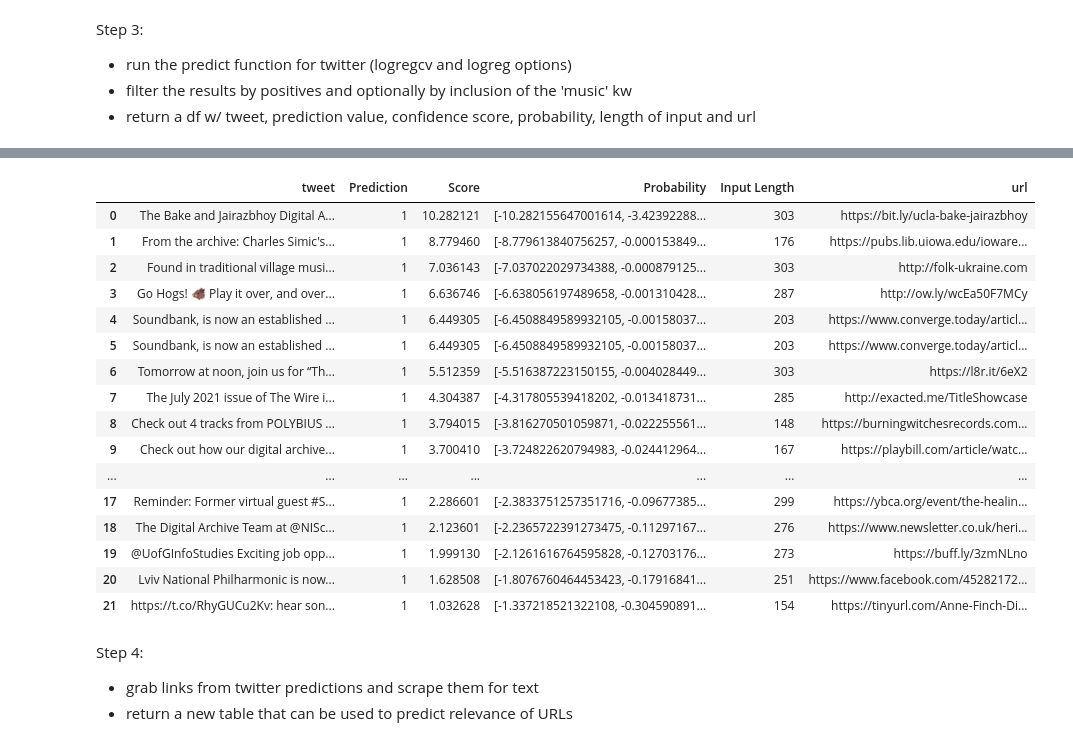
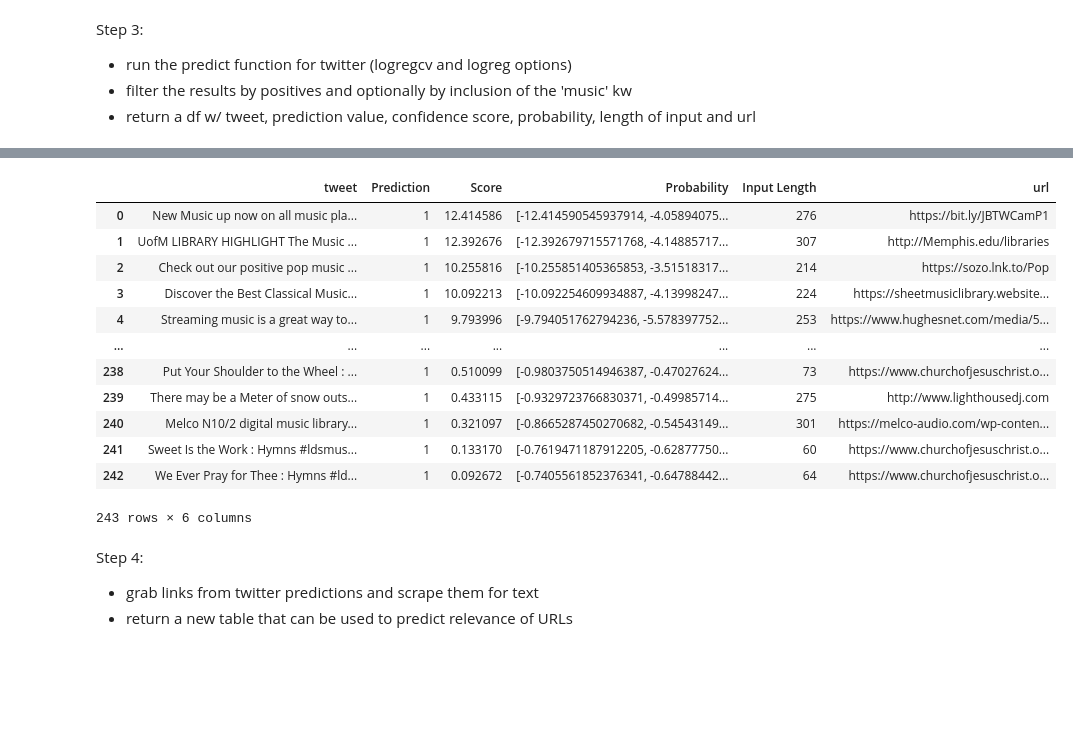
Before and after one commit to polifonia-project/musow-pipeline, a Jupyter notebook: NOTEBOOKS/LogReg_Twitter.ipynb, the cells around one changed output, grey strips where cells are left out. Cells and saved outputs as stored; diff of their text form; code cells hidden in the pictures; blank space fills up the shorter version.

```diff
--- a/NOTEBOOKS/LogReg_Twitter.ipynb
+++ b/NOTEBOOKS/LogReg_Twitter.ipynb
@@ -110,8 +112,8 @@ new_training_set = pd.read_pickle(path+'LOGREG_RELEVANCE/new_training_set.pkl')
 # %%
 #negative twitter training set
 dh = pd.read_pickle(path+'TWITTER_SEARCHES/NEGATIVE/digital_humanities_2021.pkl')
-music_company = pd.read_pickle(path+'TWITTER_SEARCHES/NEGATIVE/music_company_2021.pkl')
-twitter_neg = pd.concat([dh, music_company])
+problem_solving = pd.read_pickle(path+'TWITTER_SEARCHES/NEGATIVE/problem_solving_21.pkl')
+twitter_neg = pd.concat([dh, problem_solving])
 twitter_neg = twitter_neg.loc[twitter_neg['lang'] == 'en']
 twitter_neg['Target'] = '0'
 twitter_neg = twitter_neg.sample(n=4379, random_state=56)
@@ -139,7 +141,7 @@ twitter_set['Target'] = twitter_set['Target'].astype('int')
 twitter_set = twitter_set.reset_index(drop=True)
 # %%
 #load a prediction set
-prediction_twitter = pd.read_pickle(path+'TWITTER_SEARCHES/PREDICTIONS/digital_archive_22.pkl')
+prediction_twitter = pd.read_pickle(path+'TWITTER_SEARCHES/PREDICTIONS/music_library_22.pkl')
 prediction_twitter = prediction_twitter.loc[prediction_twitter['lang'] == 'en']
 # %%
 len(prediction_twitter)
@@ -156,3 +155,6 @@ discard = ['youtu', '404', 'Not Found', 'bandcamp']
+# %%
+#variable for removing unwanted results
+discard = ['youtu', '404', 'Not Found', 'bandcamp', 'ebay', 'It needs a human touch', 'Page not found', 'open.spotify.com', 'We\'re sorry...', 'Not Acceptable!', 'Access denied', '412 Error', 'goo.gl', 'instagr.am', 'soundcloud', 'apple.co', 'amzn', 'masterstillmusic', 'Facebook', 'facebook', 'sheetmusiclibrary.website', 'Unsupported browser', 'Last.fm', 'last.fm', 'amazon.com', 'tidal.com', 'tmblr.co']
 # %%
 #run w/ LogRegCV
 tweet_predict_cv = lr_model_predict_cv(twitter_set, 'tweet', 'Target', 2, 'precision', prediction_twitter, 'tweet', 'twitter_test_cv', '/Users/laurentfintoni/Desktop/University/COURSE DOCS/THESIS/Internship/musow-pipeline/')
@@ -211,6 +209,7 @@ tweet_predict = lr_model_predict(twitter_set, 'tweet', 'Target', prediction_twit
 tweet_predict_df = tweet_predict.copy()
 tweet_predict_df = tweet_predict.loc[tweet_predict['Prediction'] == 1]
 tweet_predict_df = tweet_predict_df[~tweet_predict_df.url.str.contains('|'.join(discard))]
+tweet_predict_df = tweet_predict_df.drop_duplicates(subset=['tweet'])
 tweet_predict_df = tweet_predict_df.sort_values(by='Score', ascending=False).reset_index(drop=True)
 tweet_predict_df = tweet_predict_df[['tweet', 'Prediction', 'Score', 'Probability', 'Input Length', 'url']]
 tweet_predict_df
@@ -231,28 +230,23 @@ tweet_predict_df
 # %%
 #optional filter by kw
-substring = 'music'
-mask = tweet_predict_df.applymap(lambda x: substring in x.lower() if isinstance(x,str) else False).to_numpy()
-tweet_predict_df_kw = tweet_predict_df.loc[mask]
+tweet_predict_df_kw = tweet_predict_df[tweet_predict_df['tweet'].str.contains('music')]
+tweet_predict_df_kw = tweet_predict_df_kw.drop_duplicates(subset=['tweet'])
 tweet_predict_df_kw = tweet_predict_df_kw.reset_index(drop=True)
 tweet_predict_df_kw
 # %% [output]
 |  | tweet | Prediction | Score | Probability | Input Length | url |
-| 0 | The Bake and Jairazbhoy Digital A... | 1 | 10.282121 | [-10.282155647001614, -3.42392288... | 303 | https://bit.ly/ucla-bake-jairazbhoy |
-| 1 | From the archive: Charles Simic's... | 1 | 8.779460 | [-8.779613840756257, -0.000153849... | 176 | https://pubs.lib.uiowa.edu/ioware... |
-| 2 | Found in traditional village musi... | 1 | 7.036143 | [-7.037022029734388, -0.000879125... | 303 | http://folk-ukraine.com |
-| 3 | Go Hogs! 🐗 Play it over, and over... | 1 | 6.636746 | [-6.638056197489658, -0.001310428... | 287 | http://ow.ly/wcEa50F7MCy |
-| 4 | Soundbank, is now an established ... | 1 | 6.449305 | [-6.4508849589932105, -0.00158037... | 203 | https://www.converge.today/articl... |
-| 5 | Soundbank, is now an established ... | 1 | 6.449305 | [-6.4508849589932105, -0.00158037... | 203 | https://www.converge.today/articl... |
-| 6 | Tomorrow at noon, join us for “Th... | 1 | 5.512359 | [-5.516387223150155, -0.004028449... | 303 | https://l8r.it/6eX2 |
-| 7 | The July 2021 issue of The Wire i... | 1 | 4.304387 | [-4.317805539418202, -0.013418731... | 285 | http://exacted.me/TitleShowcase |
-| 8 | Check out 4 tracks from POLYBIUS ... | 1 | 3.794015 | [-3.816270501059871, -0.022255561... | 148 | https://burningwitchesrecords.com... |
-| 9 | Check out how our digital archive... | 1 | 3.700410 | [-3.724822620794983, -0.024412964... | 167 | https://playbill.com/article/watc... |
+| 0 | New Music up now on all music pla... | 1 | 12.414586 | [-12.414590545937914, -4.05894075... | 276 | https://bit.ly/JBTWCamP1 |
+| 1 | UofM LIBRARY HIGHLIGHT The Music ... | 1 | 12.392676 | [-12.392679715571768, -4.14885717... | 307 | http://Memphis.edu/libraries |
+| 2 | Check out our positive pop music ... | 1 | 10.255816 | [-10.255851405365853, -3.51518317... | 214 | https://sozo.lnk.to/Pop |
+| 3 | Discover the Best Classical Music... | 1 | 10.092213 | [-10.092254609934887, -4.13998247... | 224 | https://sheetmusiclibrary.website... |
+| 4 | Streaming music is a great way to... | 1 | 9.793996 | [-9.794051762794236, -5.578397752... | 253 | https://www.hughesnet.com/media/5... |
 | ... | ... | ... | ... | ... | ... | ... |
-| 17 | Reminder: Former virtual guest #S... | 1 | 2.286601 | [-2.3833751257351716, -0.09677385... | 299 | https://ybca.org/event/the-healin... |
-| 18 | The Digital Archive Team at @NISc... | 1 | 2.123601 | [-2.2365722391273475, -0.11297167... | 276 | https://www.newsletter.co.uk/heri... |
-| 19 | @UofGInfoStudies Exciting job opp... | 1 | 1.999130 | [-2.1261616764595828, -0.12703176... | 273 | https://buff.ly/3zmNLno |
-| 20 | Lviv National Philharmonic is now... | 1 | 1.628508 | [-1.8076760464453423, -0.17916841... | 251 | https://www.facebook.com/45282172... |
-| 21 | https://t.co/RhyGUCu2Kv: hear son... | 1 | 1.032628 | [-1.337218521322108, -0.304590891... | 154 | https://tinyurl.com/Anne-Finch-Di... |
+| 238 | Put Your Shoulder to the Wheel : ... | 1 | 0.510099 | [-0.9803750514946387, -0.47027624... | 73 | https://www.churchofjesuschrist.o... |
+| 239 | There may be a Meter of snow outs... | 1 | 0.433115 | [-0.9329723766830371, -0.49985714... | 275 | http://www.lighthousedj.com |
+| 240 | Melco N10/2 digital music library... | 1 | 0.321097 | [-0.8665287450270682, -0.54543149... | 301 | https://melco-audio.com/wp-conten... |
+| 241 | Sweet Is the Work : Hymns #ldsmus... | 1 | 0.133170 | [-0.7619471187912205, -0.62877750... | 60 | https://www.churchofjesuschrist.o... |
+| 242 | We Ever Pray for Thee : Hymns #ld... | 1 | 0.092672 | [-0.7405561852376341, -0.64788442... | 64 | https://www.churchofjesuschrist.o... |
+243 rows × 6 columns
 # %% [markdown]
 Step 4:
 - grab links from twitter predictions and scrape them for text
```
Also changed, not shown: parts of 15 cells of this notebook, 32 other files.
